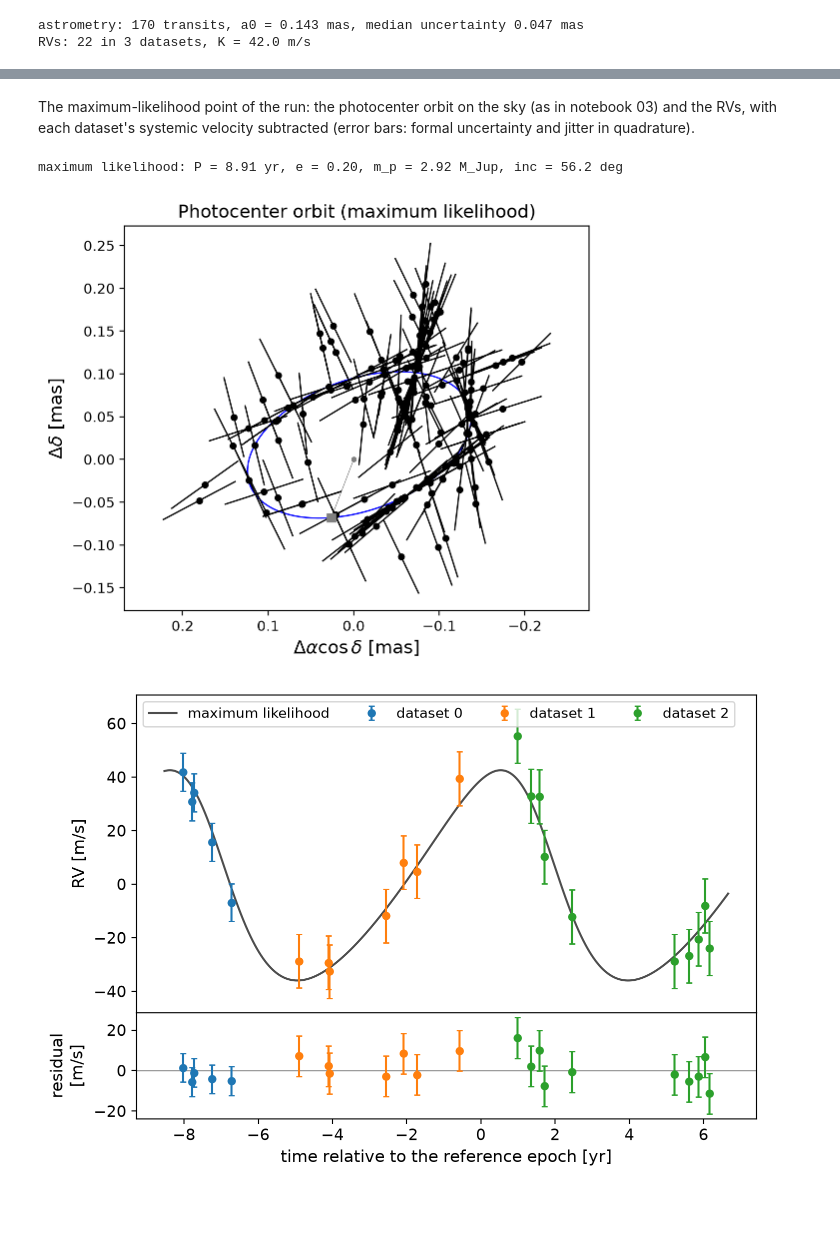
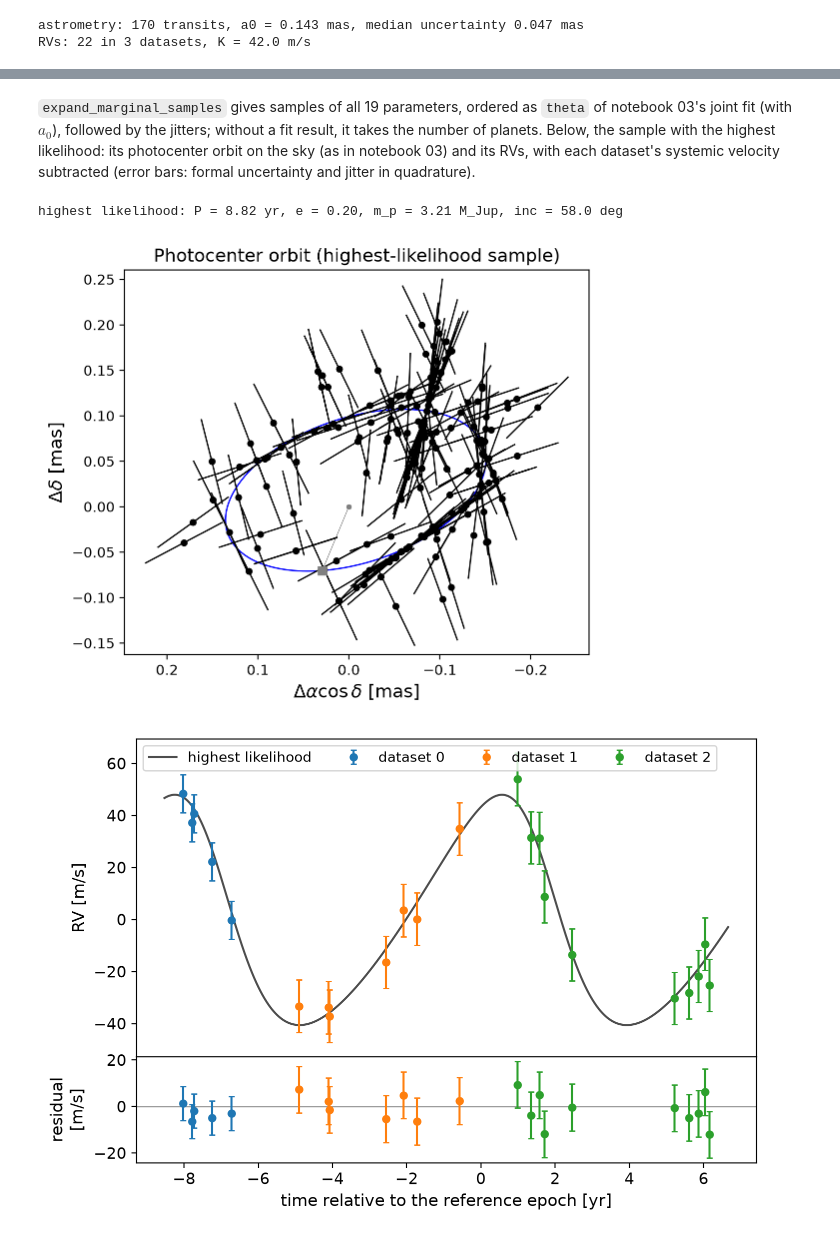
Before and after one commit to CalebLammers/gaiamockplus, a Jupyter notebook: notebooks/07_nested_sampling_astrometry_and_rvs.ipynb, the cells around one changed output, grey strips where cells are left out. Drawn from its saved outputs; the diff is of its cells as text; code cells hidden in the pictures; blank space fills up the shorter version.

```diff
--- a/notebooks/07_nested_sampling_astrometry_and_rvs.ipynb
+++ b/notebooks/07_nested_sampling_astrometry_and_rvs.ipynb
@@ -117,10 +122,11 @@ The sampler keeps 400 "live" points drawn from the prior and repeatedly replaces
 # %%
-sampler = dynesty.NestedSampler(log_like, prior_transform, ndim, nlive=400, bound='multi', sample='rslice', periodic=[7, 8, 10],
+sampler = dynesty.NestedSampler(log_like, prior_transform, ndim, nlive=400, bound='multi', sample='rslice', periodic=[3, 4, 6],
                                 rstate=np.random.default_rng(6))
 start = time.time()
 sampler.run_nested(print_progress=False)
 runtime = time.time() - start
 res = sampler.results
 print(f'{runtime/60:.1f} minutes: {res.niter} iterations, {np.sum(res.ncall)} likelihood evaluations')
-print(f'ln(evidence) = {res.logz[-1]:.2f} +/- {res.logzerr[-1]:.2f}; information H = {res.information[-1]:.0f} nats')
+print(f'ln(evidence) = {res.logz[-1] - ln_volume:.2f} +/- {res.logzerr[-1]:.2f} (with the uniform priors above on the integrated-out parameters); '
+      f'information H = {res.information[-1]:.0f} nats')
 # %% [output]
@@ -133,14 +139,14 @@ The nested-sampling points carry weights; `samples_equal` resamples them into eq
 # %%
-samples = res.samples_equal(rstate=np.random.default_rng(1))
+x_s = res.samples_equal(rstate=np.random.default_rng(1))
 weights = res.importance_weights()
-print(f'{len(samples)} samples (effective sample size {1/np.sum(weights**2):.0f})')
+print(f'{len(x_s)} samples (effective sample size {1/np.sum(weights**2):.0f})')
 
-plx_s, P_s, e_s, Omega_s, inc_s, w_s, m_s = (samples[:, k] for k in (2, 5, 6, 8, 9, 10, 11))
+plx_s, P_s, e_s, Omega_s, inc_s, w_s, m_s = (x_s[:, k] for k in (0, 1, 2, 4, 5, 6, 7))
 w_s = planet['w'] + np.angle(np.exp(1j*(w_s - planet['w'])))              # keep the angles continuous around the truth
 Omega_s = planet['Omega'] + np.angle(np.exp(1j*(Omega_s - planet['Omega'])))
 
 corner_samples = np.column_stack([1e3*(plx_s - plx0), P_s/365.25, e_s, m_s/M_JUP, np.degrees(inc_s), np.degrees(w_s), np.degrees(Omega_s),
-                                  1e3*samples[:, 18]])
+                                  1e3*x_s[:, 11]])
 labels = [r'$\varpi - \varpi_0$ [$\mu$as]', r'$P$ [yr]', r'$e$', r'$m_p$ [$M_\mathrm{J}$]', r'$i$ [deg]', r'$\omega$ [deg]', r'$\Omega$ [deg]',
           r'$s$ [$\mu$as]']
 titles = [r'$\Delta\varpi$', r'$P$', r'$e$', r'$m_p$', r'$i$', r'$\omega$', r'$\Omega$', r'$s$']
@@ -151,6 +157,6 @@ fig = corner.corner(corner_samples, range=[0.99]*corner_samples.shape[1], labels
 fig.set_size_inches(11, 11)
 plt.show()
 
-lo, med, hi = np.percentile(1e3*samples[:, 15:18], [16, 50, 84], axis=0)
+lo, med, hi = np.percentile(1e3*x_s[:, 8:11], [16, 50, 84], axis=0)
 print('RV jitter [m/s] (true 3):', ', '.join(f'dataset {k}: {med[k]:.1f} (+{hi[k] - med[k]:.1f} / -{med[k] - lo[k]:.1f})' for k in range(3)))
 # %% [output]
@@ -160,44 +166,48 @@ RV jitter [m/s] (true 3): dataset 0: 3.7 (+4.7 / -2.6), dataset 1: 4.0 (+4.5 / -
 # %% [markdown]
-The maximum-likelihood point of the run: the photocenter orbit on the sky (as in notebook 03) and the RVs, with each dataset's systemic velocity subtracted (error bars: formal uncertainty and jitter in quadrature).
+`expand_marginal_samples` gives samples of all 19 parameters, ordered as `theta` of notebook 03's joint fit (with $a_0$), followed by the jitters; without a fit result, it takes the number of planets. Below, the sample with the highest likelihood: its photocenter orbit on the sky (as in notebook 03) and its RVs, with each dataset's systemic velocity subtracted (error bars: formal uncertainty and jitter in quadrature).
 # %%
-x = res.samples[np.argmax(res.logl)]
-a0 = gaiamock.get_a0_mas(period=x[5], m1=m_star, m2=x[11], parallax=x[2], f=0.0)
-best = dict(period=x[5], Tp=x[7]*x[5]/(2*np.pi), ecc=x[6], Omega=x[8], inc=x[9], w=x[10], m_planet=x[11])
-print(f"maximum likelihood: P = {x[5]/365.25:.2f} yr, e = {x[6]:.2f}, m_p = {x[11]/M_JUP:.2f} M_Jup, inc = {np.degrees(x[9]):.1f} deg")
+samples = gmp.expand_marginal_samples([to_theta(x) for x in x_s], ast_data=ast_data, rv_data=rv_data, rv_dataset=rv_dataset, fit_ast_jitter=True,
+                                     n_planets=1, rng=np.random.default_rng(2))
+logl = [gmp.log_likelihood_astrometry_and_rv_planets(y, *ast_data, *rv_data, rv_dataset=rv_dataset, fit_ast_jitter=True, marginalize=False)
+        for y in samples]
+i_best = np.argmax(logl)
+x = samples[i_best]  # ra_off, dec_off, parallax, pmra, pmdec, P, e, phi_p, Omega, inc, w, a0, the systemic velocities, the jitters
+best = dict(period=x[5], Tp=x[7]*x[5]/(2*np.pi), ecc=x[6], Omega=x[8], inc=x[9], w=x[10], m_planet=m_s[i_best])
+print(f"highest likelihood: P = {x[5]/365.25:.2f} yr, e = {x[6]:.2f}, m_p = {m_s[i_best]/M_JUP:.2f} M_Jup, inc = {np.degrees(x[9]):.1f} deg")
 
-A, B, F, G = gmp.get_thiele_innes(a0, best['Omega'], best['inc'], best['w'])
+A, B, F, G = gmp.get_thiele_innes(x[11], best['Omega'], best['inc'], best['w'])
 fig, ax = plt.subplots(figsize=(6, 5))
 gaiamock.plot_2d_orbit_and_residuals(*ast_data, period=best['period'], ecc=best['ecc'], Tp=best['Tp'], delta_ra=x[0], delta_dec=x[1],
                                      parallax=x[2], pmra=x[3], pmdec=x[4], A=A, B=B, F=F, G=G, data_release='dr5', c_funcs=c_funcs, ax=ax)
 ax.set_aspect('equal', adjustable='datalim')
 ax.set_xlabel(r'$\Delta\alpha\cos\delta$ [mas]', fontsize=13)
 ax.set_ylabel(r'$\Delta\delta$ [mas]', fontsize=13)
-ax.set_title('Photocenter orbit (maximum likelihood)', fontsize=13)
+ax.set_title('Photocenter orbit (highest-likelihood sample)', fontsize=13)
 plt.show()
 
 gamma_best, jitter_best = x[12:15], x[15:18]
 t_grid = np.linspace(t_rvs_yr.min() - 0.5, t_rvs_yr.max() + 0.5, 2000)
 curve = gmp.rv_planets_model(t_grid, m_star, [best], 0.0, c_funcs)
 model = gmp.rv_planets_model(t_rvs_yr, m_star, [best], gamma_best, c_funcs, rv_dataset=rv_dataset)
 err = np.sqrt(rv_err**2 + jitter_best[rv_dataset]**2)
 fig, axes = plt.subplots(2, 1, figsize=(8, 5.5), sharex=True, gridspec_kw=dict(height_ratios=[3, 1], hspace=0))
-axes[0].plot(t_grid, 1e3*curve, color='0.3', lw=1.5, zorder=0, label='maximum likelihood')
+axes[0].plot(t_grid, 1e3*curve, color='0.3', lw=1.5, zorder=0, label='highest likelihood')
 for k in range(len(n_rv)):
     on = rv_dataset == k
     axes[0].errorbar(t_rvs_yr[on], 1e3*(rv[on] - gamma_best[k]), 1e3*err[on], fmt='o', ms=5, capsize=2, label=f'dataset {k}')
     axes[1].errorbar(t_rvs_yr[on], 1e3*(rv[on] - model[on]), 1e3*err[on], fmt='o', ms=5, capsize=2)
 axes[1].axhline(0, color='0.6', lw=1, zorder=0)
 axes[0].set_ylabel('RV [m/s]', fontsize=12)
 axes[1].set_ylabel('residual\n[m/s]', fontsize=12)
 axes[1].set_xlabel('time relative to the reference epoch [yr]', fontsize=12)
 axes[0].legend(fontsize=10, ncol=4, loc='upper left')
 for ax in axes:
     ax.tick_params(labelsize=11)
 plt.show()
 # %% [output]
-maximum likelihood: P = 8.91 yr, e = 0.20, m_p = 2.92 M_Jup, inc = 56.2 deg
+highest likelihood: P = 8.82 yr, e = 0.20, m_p = 3.21 M_Jup, inc = 58.0 deg
-[figure, old version]
+[figure, new version]
-[figure, old version]
+[figure, new version]
 # %%
 # posterior summary: median and 68% interval
 for label, value, true in zip(['P [yr]', 'e', 'm_p [M_Jup]', 'inc [deg]', 'w [deg]', 'Omega [deg]'], corner_samples[:, 1:7].T, truths[1:7]):
```
Also changed, not shown: parts of 8 cells of this notebook, 1 other file.
